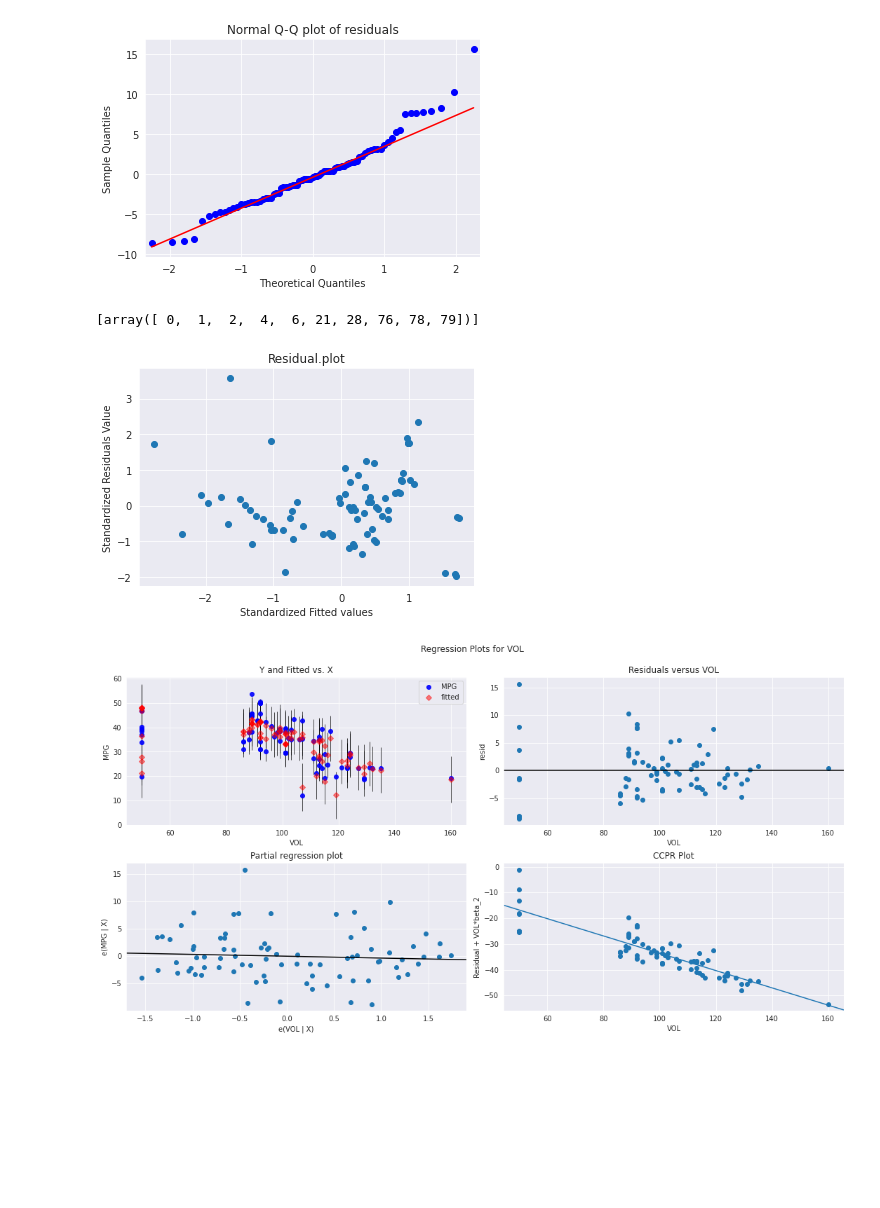
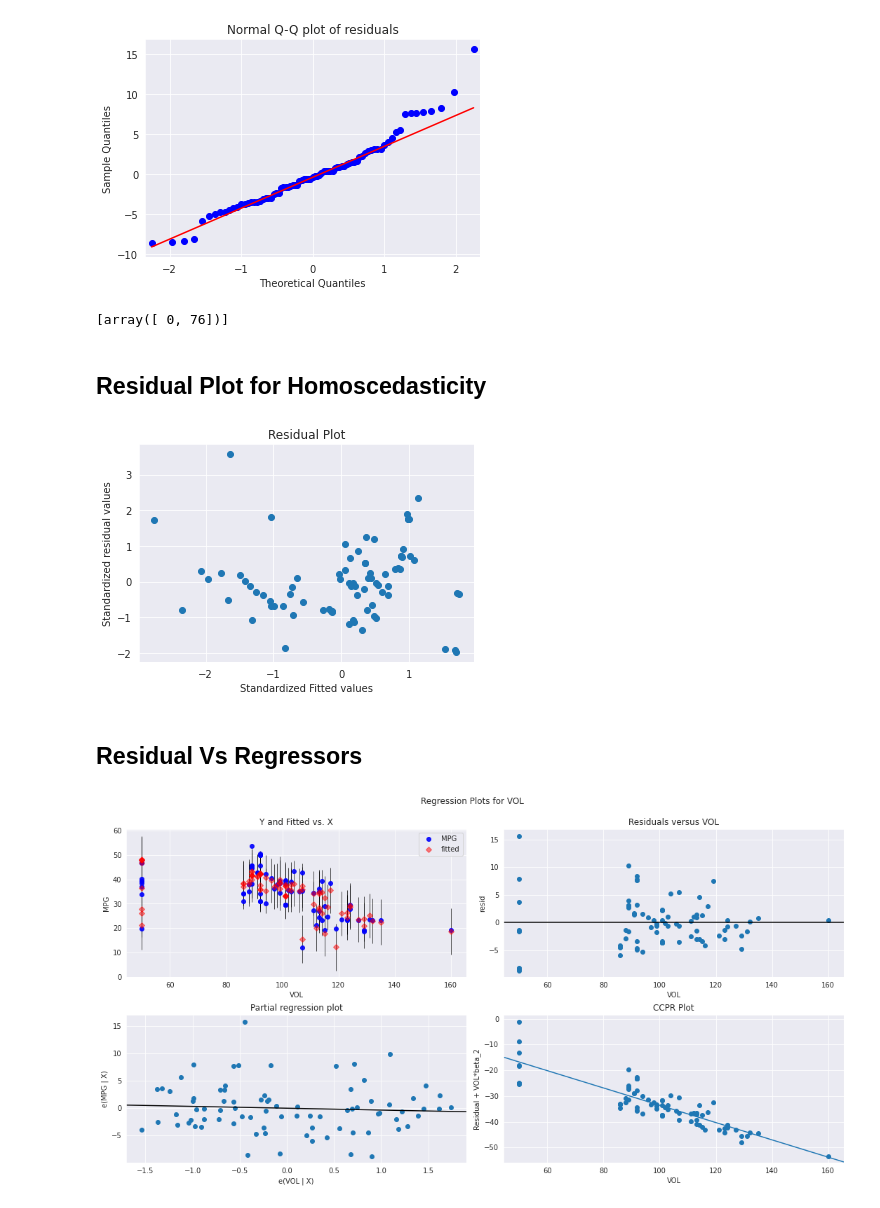
Before and after one commit to Akshaymahajan2111/Python, a Jupyter notebook: Multi_Linear_Regression.ipynb, the cells around one changed output. Saved outputs shown, nothing was run; the diff lists cells and outputs as text; code cells hidden in the pictures; blank space fills up the shorter version.

```diff
--- a/Multi_Linear_Regression.ipynb
+++ b/Multi_Linear_Regression.ipynb
@@ -220,7 +172,9 @@ plt.show()
 # %% [output]
 [figure]
 # %%
-list(np.where(model.resid>5))
+list(np.where(model.resid>10))
 # %% [output]
-[array([ 0,  1,  2,  4,  6, 21, 28, 76, 78, 79])]
+[array([ 0, 76])]
+# %% [markdown]
+## Residual Plot for Homoscedasticity
 # %%
@@ -229,11 +183,13 @@ def get_standardized_values(vals):
 # %%
 plt.scatter(get_standardized_values(model.fittedvalues),
             get_standardized_values(model.resid))
 
-plt.title('Residual.plot')
+plt.title('Residual Plot')
 plt.xlabel('Standardized Fitted values')
-plt.ylabel('Standardized Residuals Value')
+plt.ylabel('Standardized residual values')
 plt.show()
 # %% [output]
-[figure, old version]
+[figure, new version]
+# %% [markdown]
+## Residual Vs Regressors
 # %%
```
Also changed, not shown: parts of 60 cells of this notebook.
